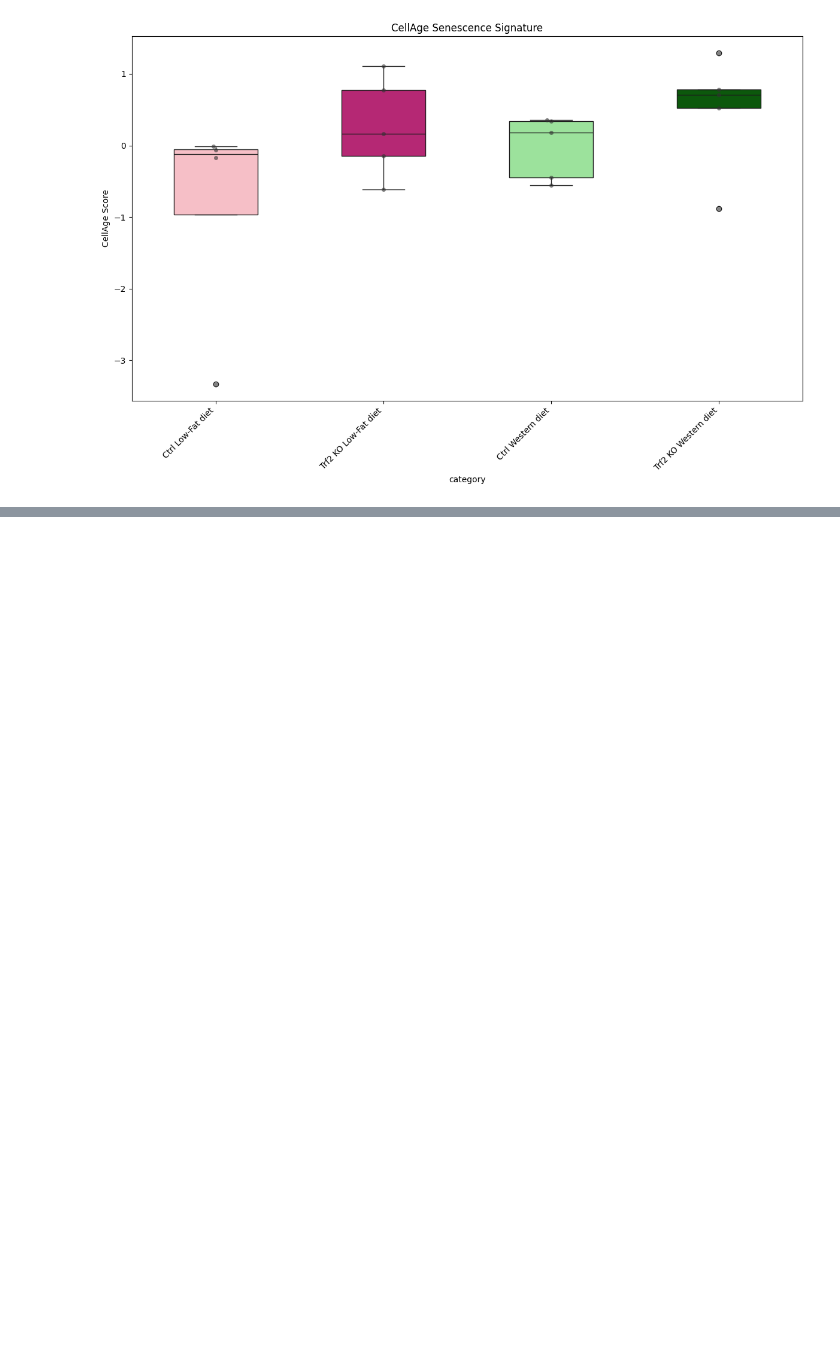
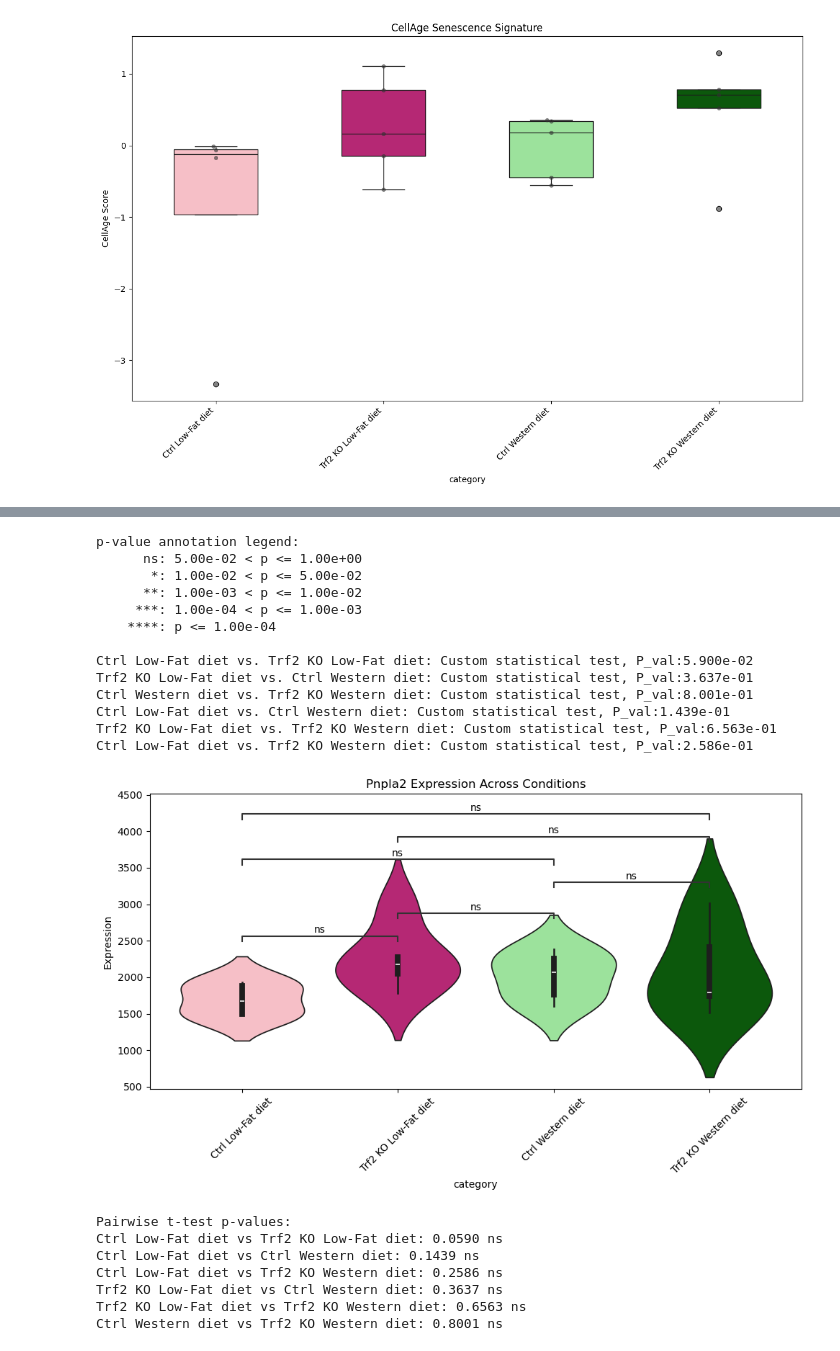
Before and after one commit to akanksha-sachan/ERCC1_iPSC_analysis, a Jupyter notebook: mouse_liver/sen_scores.ipynb, the cells around one changed output, grey strips where cells are left out. Saved outputs shown, nothing was run; the diff lists cells and outputs as text; code cells hidden in the pictures; blank space fills up the shorter version.

Commit message:
added violin plots for individual gene changes

```diff
--- a/mouse_liver/sen_scores.ipynb
+++ b/mouse_liver/sen_scores.ipynb
@@ -22,6 +19,6 @@ data_dir = '/ocean/projects/cis240075p/asachan/datasets/senescence_datasets/mous
 # %%
-counts = pd.read_csv(os.path.join(data_dir, 'Trf2_Liver_NormCounts_GSEA.gct.txt'), sep='\t', skiprows=2)
-expr_df = counts.set_index('NAME')
+normalized_counts = pd.read_csv(os.path.join(data_dir, 'Trf2_Liver_NormCounts_GSEA.gct.txt'), sep='\t', skiprows=2)
+expr_df = normalized_counts.set_index('NAME')
 expr_df = expr_df.drop('Description', axis=1)
 expr_df = expr_df.select_dtypes(include=[np.number])
 expr_df = expr_df.dropna()  # Remove rows with NaN values
@@ -205,0 +198,75 @@ The autoreload extension is already loaded. To reload it, use:
+# %%
+from scipy import stats
+import itertools
+from statannotations.Annotator import Annotator
+
+pnpla2_expr = pd.DataFrame()
+pnpla2_expr['Expression'] = expr_df_no_outliers.loc['Pnpla2']
+pnpla2_expr['category'] = pnpla2_expr.index.map(map_sample_to_category)
+
+# Create figure
+plt.figure(figsize=(10, 6))
+
+# Create violin plot and store the axis
+ax = sns.violinplot(data=pnpla2_expr, x='category', y='Expression', palette=custom_colors)
+
+# Perform statistical tests and create pairs for annotation
+categories = pnpla2_expr['category'].unique()
+pairs = list(itertools.combinations(categories, 2))
+pvalues = []
+
+for cat1, cat2 in pairs:
+    sample1 = pnpla2_expr[pnpla2_expr['category'] == cat1]['Expression']
+    sample2 = pnpla2_expr[pnpla2_expr['category'] == cat2]['Expression']
+    _, pval = stats.ttest_ind(sample1, sample2)
+    pvalues.append(pval)
+
+# Convert p-values to asterisk notation
+def pval_to_stars(pval):
+    if pval < 0.001:
+        return '***'
+    elif pval < 0.01:
+        return '**'
+    elif pval < 0.05:
+        return '*'
+    else:
+        return 'ns'
+
+# Add statistical annotations
+annotator = Annotator(ax, pairs, data=pnpla2_expr, x='category', y='Expression')
+annotator.configure(text_format='star', loc='inside')
+annotator.set_pvalues(pvalues)
+annotator.annotate()
+
+plt.xticks(rotation=45)
+plt.title('Pnpla2 Expression Across Conditions')
+plt.tight_layout()
+plt.show()
+
+# Print the actual p-values
+print("\nPairwise t-test p-values:")
+for (cat1, cat2), pval in zip(pairs, pvalues):
+    stars = pval_to_stars(pval)
+    print(f"{cat1} vs {cat2}: {pval:.4f} {stars}")
+# %% [output]
+p-value annotation legend:
+      ns: 5.00e-02 < p <= 1.00e+00
+       *: 1.00e-02 < p <= 5.00e-02
+      **: 1.00e-03 < p <= 1.00e-02
+     ***: 1.00e-04 < p <= 1.00e-03
+    ****: p <= 1.00e-04
+
+Ctrl Low-Fat diet vs. Trf2 KO Low-Fat diet: Custom statistical test, P_val:5.900e-02
+Trf2 KO Low-Fat diet vs. Ctrl Western diet: Custom statistical test, P_val:3.637e-01
+Ctrl Western diet vs. Trf2 KO Western diet: Custom statistical test, P_val:8.001e-01
+Ctrl Low-Fat diet vs. Ctrl Western diet: Custom statistical test, P_val:1.439e-01
+Trf2 KO Low-Fat diet vs. Trf2 KO Western diet: Custom statistical test, P_val:6.563e-01
+Ctrl Low-Fat diet vs. Trf2 KO Western diet: Custom statistical test, P_val:2.586e-01
+[figure, added]
+Pairwise t-test p-values:
+Ctrl Low-Fat diet vs Trf2 KO Low-Fat diet: 0.0590 ns
+Ctrl Low-Fat diet vs Ctrl Western diet: 0.1439 ns
+Ctrl Low-Fat diet vs Trf2 KO Western diet: 0.2586 ns
+Trf2 KO Low-Fat diet vs Ctrl Western diet: 0.3637 ns
+Trf2 KO Low-Fat diet vs Trf2 KO Western diet: 0.6563 ns
+Ctrl Western diet vs Trf2 KO Western diet: 0.8001 ns
```
Also changed, not shown: parts of 10 cells of this notebook, 1 other file.
